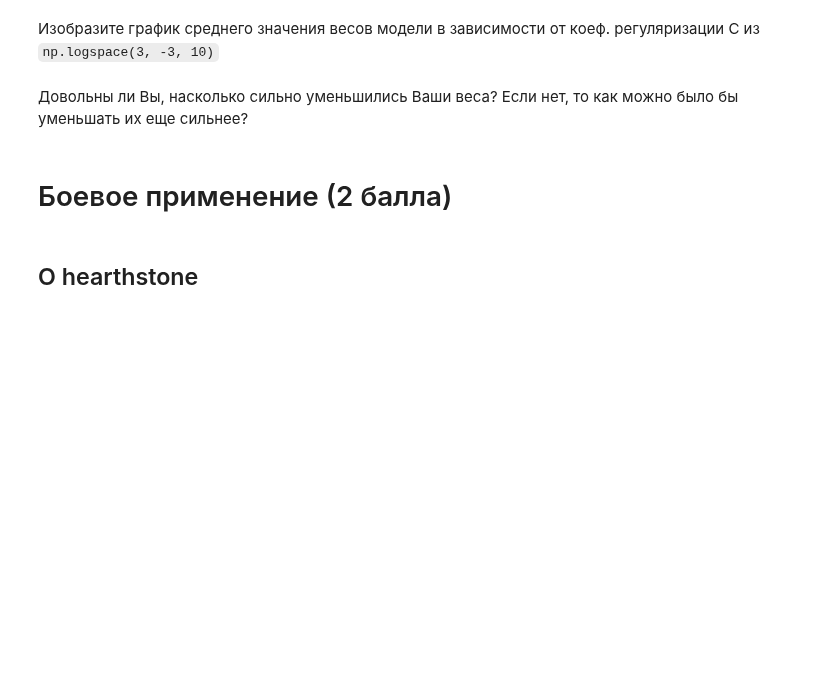
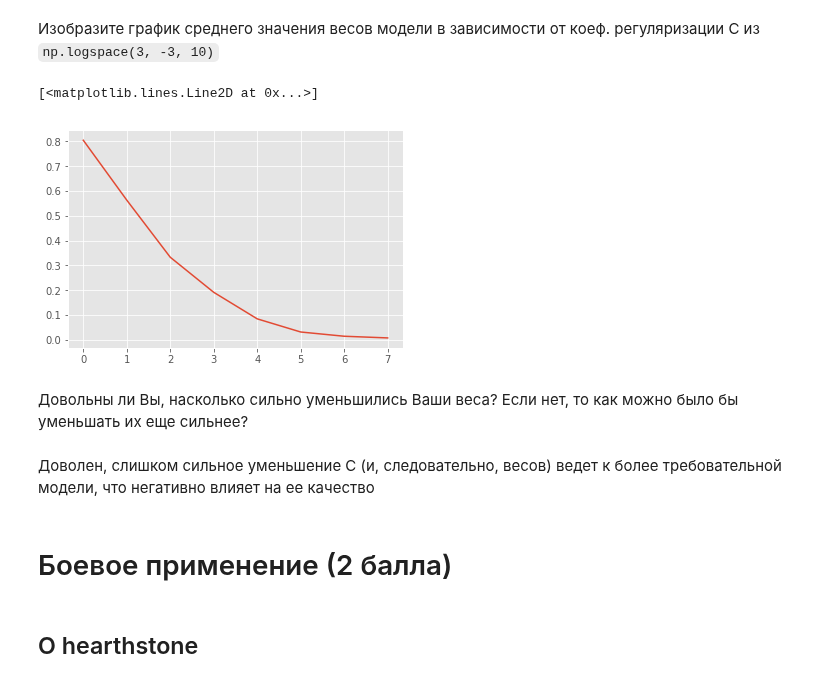
Before and after one commit to DKosov/TechnoSphere, a Jupyter notebook: ds/3/kosov_hw3.ipynb, the cells around one changed output. Saved outputs shown, nothing was run; the diff lists cells and outputs as text; code cells hidden in the pictures; blank space fills up the shorter version.

```diff
--- a/ds/3/kosov_hw3.ipynb
+++ b/ds/3/kosov_hw3.ipynb
@@ -429,5 +454,18 @@ $N$ можно брать 10, 50, 100 и т.д.
+# %%
+wghts = []
+C = np.logspace(3, -3, 10)
+for c in C:
+    clf = MySGDClassifier(batch_generator, C=c, max_epoch=1)
+    clf.fit(X, y)
+    wghts.append(np.mean(np.abs(clf.weights)))
+plt.plot(wghts)
+# %% [output]
+[<matplotlib.lines.Line2D at 0x...>]
+[figure, added]
 # %% [markdown]
 Довольны ли Вы, насколько сильно уменьшились Ваши веса? Если нет, то как можно было бы уменьшать их еще сильнее?
+# %% [markdown]
+Доволен, слишком сильное уменьшение C (и, следовательно, весов) ведет к более требовательной модели, что негативно влияет на ее качество
 # %% [markdown]
 # Боевое применение (2  балла)
 # %% [markdown]
```
Also changed, not shown: parts of 41 cells of this notebook.
